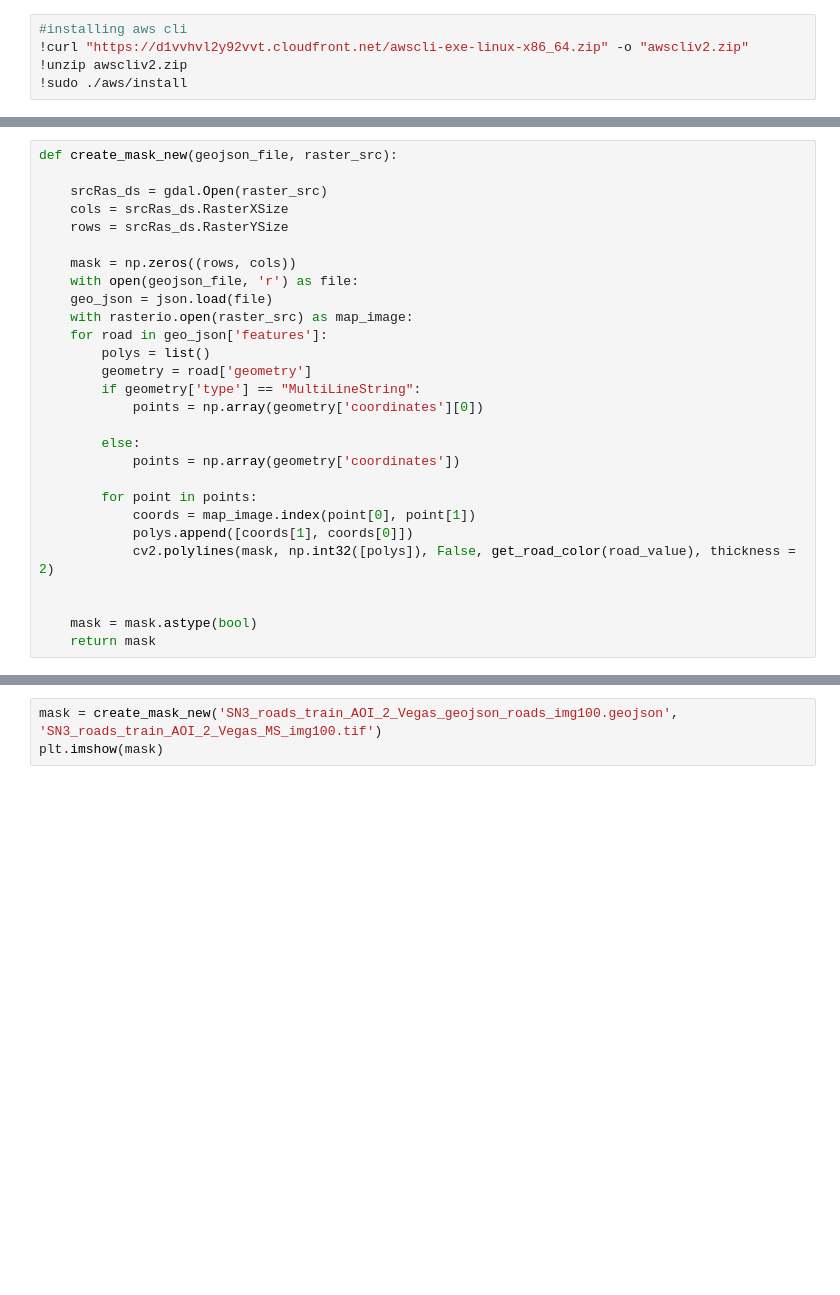
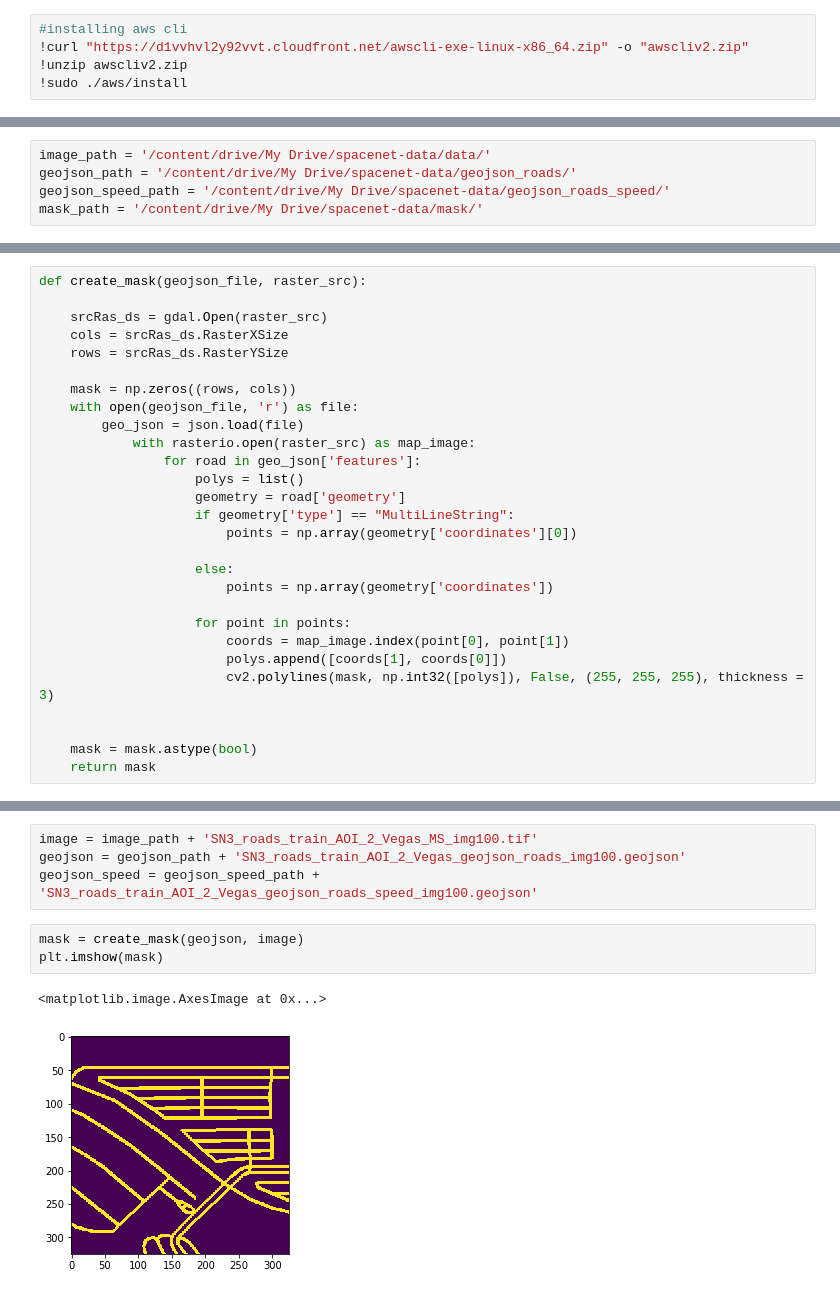
Before and after one commit to braunfuss/ImpactHubIstanbul, a Jupyter notebook: road_segmentation/mask_generation.ipynb, the cells around one changed output, grey strips where cells are left out. Drawn from its saved outputs; the diff is of its cells as text; blank space fills up the shorter version.

Commit message:
Added code to include visualizing road width in mask

```diff
--- a/road_segmentation/mask_generation.ipynb
+++ b/road_segmentation/mask_generation.ipynb
@@ -35,0 +64,5 @@ mask_path = drive_Path + 'mask/'
+# %%
+image_path = '/content/drive/My Drive/spacenet-data/data/'
+geojson_path = '/content/drive/My Drive/spacenet-data/geojson_roads/'
+geojson_speed_path = '/content/drive/My Drive/spacenet-data/geojson_roads_speed/'
+mask_path = '/content/drive/My Drive/spacenet-data/mask/'
@@ -36,5 +104,5 @@ mask_path = drive_Path + 'mask/'
 # %%
-def create_mask_new(geojson_file, raster_src):
+def create_mask(geojson_file, raster_src):
 
     srcRas_ds = gdal.Open(raster_src)
     cols = srcRas_ds.RasterXSize
@@ -42,21 +110,21 @@ def create_mask_new(geojson_file, raster_src):
 
     mask = np.zeros((rows, cols))
     with open(geojson_file, 'r') as file:
-    geo_json = json.load(file)
-    with rasterio.open(raster_src) as map_image:
-    for road in geo_json['features']:
-        polys = list()
-        geometry = road['geometry']
-        if geometry['type'] == "MultiLineString":
-            points = np.array(geometry['coordinates'][0])
+        geo_json = json.load(file)
+            with rasterio.open(raster_src) as map_image:
+                for road in geo_json['features']:
+                    polys = list()
+                    geometry = road['geometry']
+                    if geometry['type'] == "MultiLineString":
+                        points = np.array(geometry['coordinates'][0])
 
-        else:
-            points = np.array(geometry['coordinates'])
+                    else:
+                        points = np.array(geometry['coordinates'])
 
-        for point in points:
-            coords = map_image.index(point[0], point[1])
-            polys.append([coords[1], coords[0]])
-            cv2.polylines(mask, np.int32([polys]), False, get_road_color(road_value), thickness = 2)
+                    for point in points:
+                        coords = map_image.index(point[0], point[1])
+                        polys.append([coords[1], coords[0]])
+                        cv2.polylines(mask, np.int32([polys]), False, (255, 255, 255), thickness = 3)
 
 
     mask = mask.astype(bool)
@@ -64,3 +197,10 @@ def create_mask_new(geojson_file, raster_src):
+# %%
+image = image_path + 'SN3_roads_train_AOI_2_Vegas_MS_img100.tif'
+geojson = geojson_path + 'SN3_roads_train_AOI_2_Vegas_geojson_roads_img100.geojson'
+geojson_speed = geojson_speed_path + 'SN3_roads_train_AOI_2_Vegas_geojson_roads_speed_img100.geojson'
 # %%
-mask = create_mask_new('SN3_roads_train_AOI_2_Vegas_geojson_roads_img100.geojson', 'SN3_roads_train_AOI_2_Vegas_MS_img100.tif')
+mask = create_mask(geojson, image)
 plt.imshow(mask)
+# %% [output]
+<matplotlib.image.AxesImage at 0x...>
+[figure, added]
```
Also changed, not shown: parts of 22 cells of this notebook, 1 other file.
